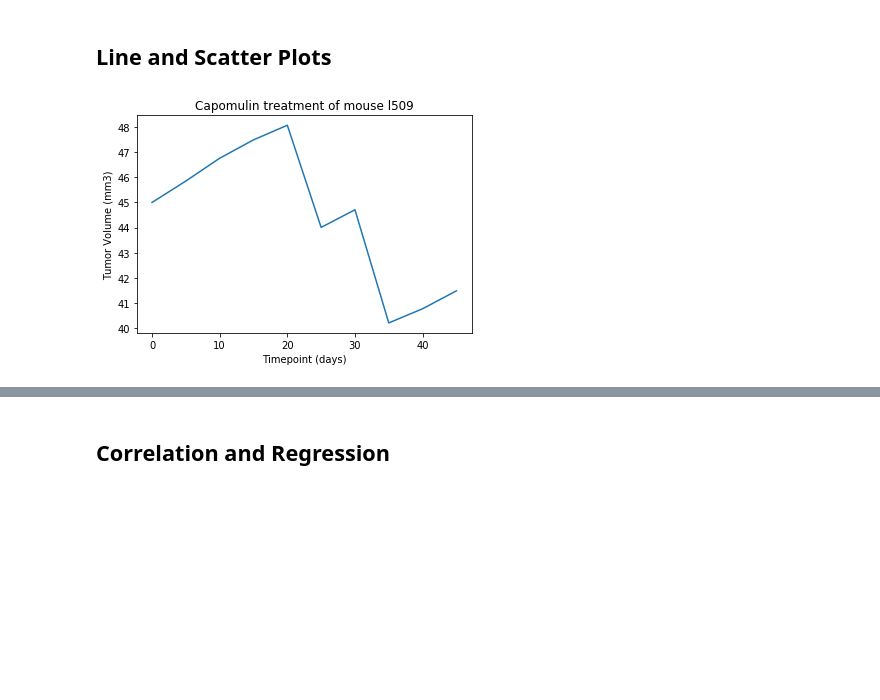
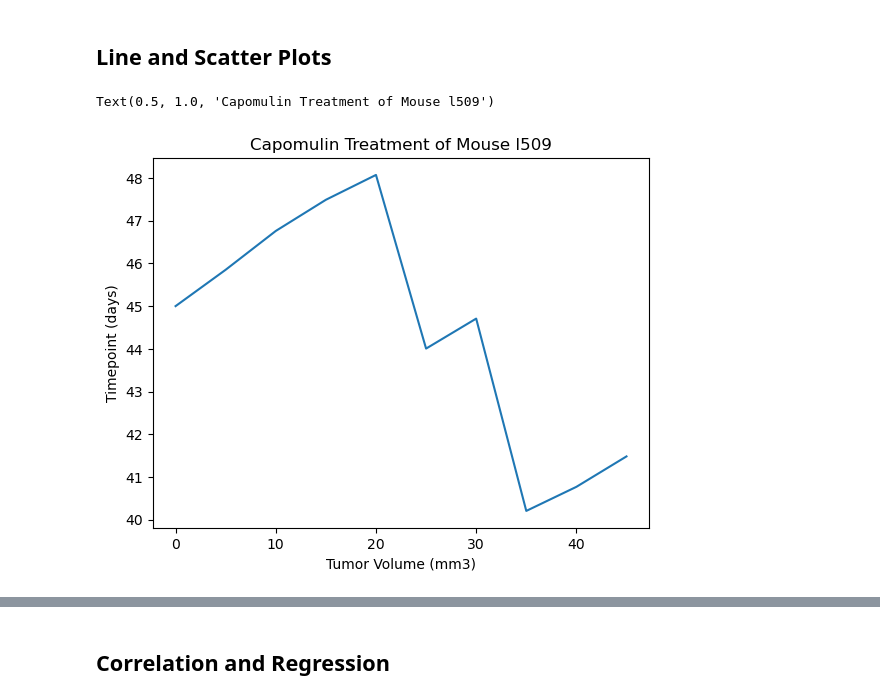
Before and after one commit to MikeBanister/Matplotlib, a Jupyter notebook: Pymaceuticals/pymaceuticals_starter.ipynb, the cells around one changed output, grey strips where cells are left out. Saved outputs shown, nothing was run; the diff lists cells and outputs as text; code cells hidden in the pictures; blank space fills up the shorter version.

```diff
--- a/Pymaceuticals/pymaceuticals_starter.ipynb
+++ b/Pymaceuticals/pymaceuticals_starter.ipynb
@@ -268,5 +253,11 @@ Ceftamin's potential outliers: Series([], Name: Tumor Volume (mm3), dtype: float
 ## Line and Scatter Plots
 # %%
 # Generate a line plot of tumor volume vs. time point for a mouse treated with Capomulin
+mouse_data = data_clean[(data_clean["Drug Regimen"] == "Capomulin") & (data_clean["Mouse ID"] == "l509")]
+plt.plot(mouse_data["Timepoint"], mouse_data["Tumor Volume (mm3)"])
+plt.xlabel("Tumor Volume (mm3)")
+plt.ylabel("Timepoint (days)")
+plt.title("Capomulin Treatment of Mouse l509")
 # %% [output]
+Text(0.5, 1.0, 'Capomulin Treatment of Mouse l509')
-[figure, old version]
+[figure, new version]
```
Also changed, not shown: parts of 7 cells of this notebook.
